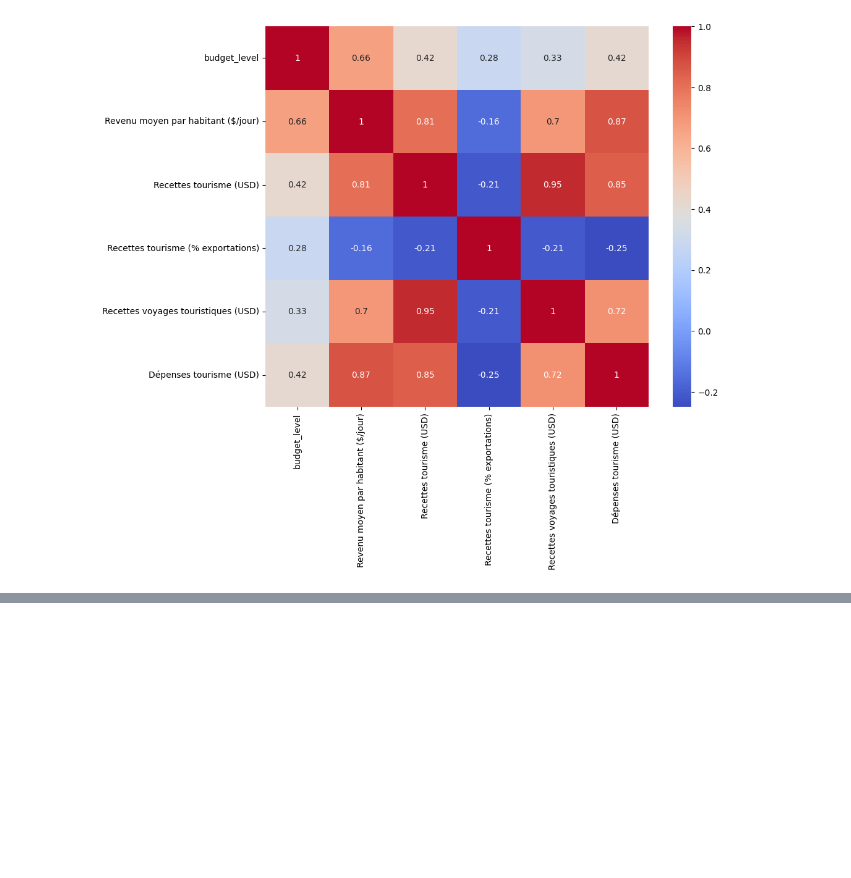
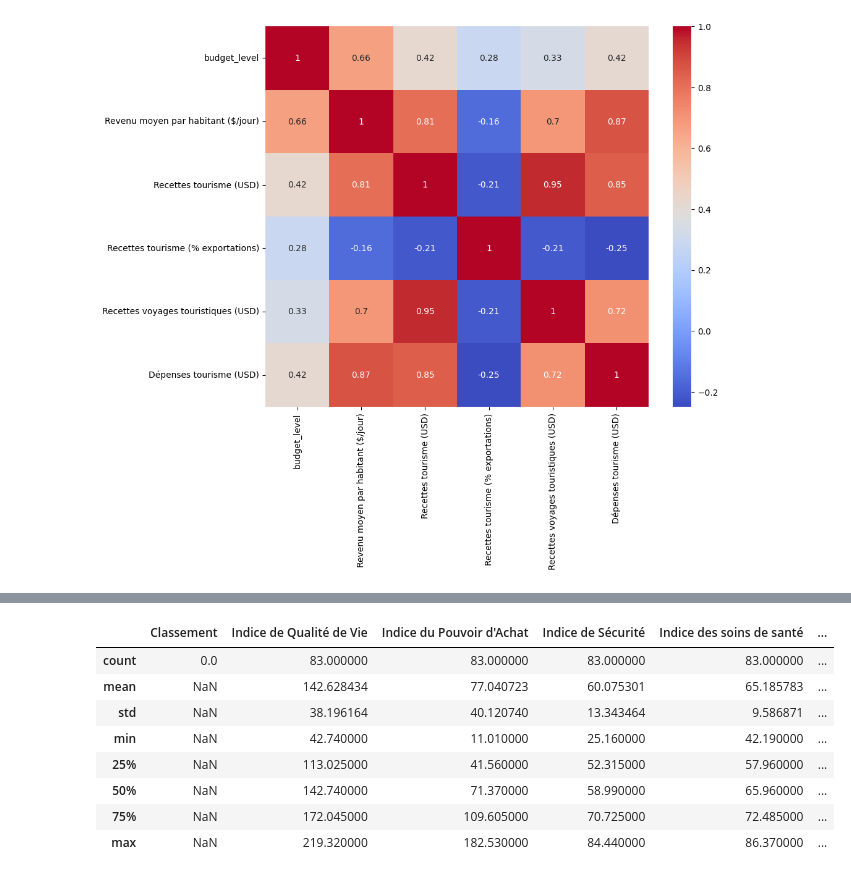
Before and after one commit to SileneR-create/ProjetCertif, a Jupyter notebook: Notebook/TraitementsDesDataframes.ipynb, the cells around one changed output, grey strips where cells are left out. Saved outputs shown, nothing was run; the diff lists cells and outputs as text; code cells hidden in the pictures; blank space fills up the shorter version.

```diff
--- a/Notebook/Untitled.ipynb
+++ b/Notebook/TraitementsDesDataframes.ipynb
@@ -8,6 +12,7 @@ import missingno as msno
 # %%
 df = pd.read_csv(r"C:\Users\Utilisateur\Desktop\ProjetCertif\ProjetCertif\DATA\external\donnees_touriste.csv")
 df_merged = pd.read_csv(r"C:\Users\Utilisateur\Desktop\ProjetCertif\ProjetCertif\DATA\processed\WorldTravel_ISO.csv")
+df_life_quality = pd.read_csv(r"C:\Users\Utilisateur\Desktop\ProjetCertif\ProjetCertif\DATA\processed\life_quality.csv")
 # %%
 df_merged.columns
 # %% [output]
@@ -204,0 +350,12 @@ plt.show()
+# %%
+df_life_quality.describe()
+# %% [output]
+|  | Classement | Indice de Qualité de Vie | Indice du Pouvoir d'Achat | Indice de Sécurité | Indice des soins de santé | ... |
+| count | 0.0 | 83.000000 | 83.000000 | 83.000000 | 83.000000 | ... |
+| mean | NaN | 142.628434 | 77.040723 | 60.075301 | 65.185783 | ... |
+| std | NaN | 38.196164 | 40.120740 | 13.343464 | 9.586871 | ... |
+| min | NaN | 42.740000 | 11.010000 | 25.160000 | 42.190000 | ... |
+| 25% | NaN | 113.025000 | 41.560000 | 52.315000 | 57.960000 | ... |
+| 50% | NaN | 142.740000 | 71.370000 | 58.990000 | 65.960000 | ... |
+| 75% | NaN | 172.045000 | 109.605000 | 70.725000 | 72.485000 | ... |
+| max | NaN | 219.320000 | 182.530000 | 84.440000 | 86.370000 | ... |
```
Also changed, not shown: parts of 28 cells of this notebook, 8 other files.
